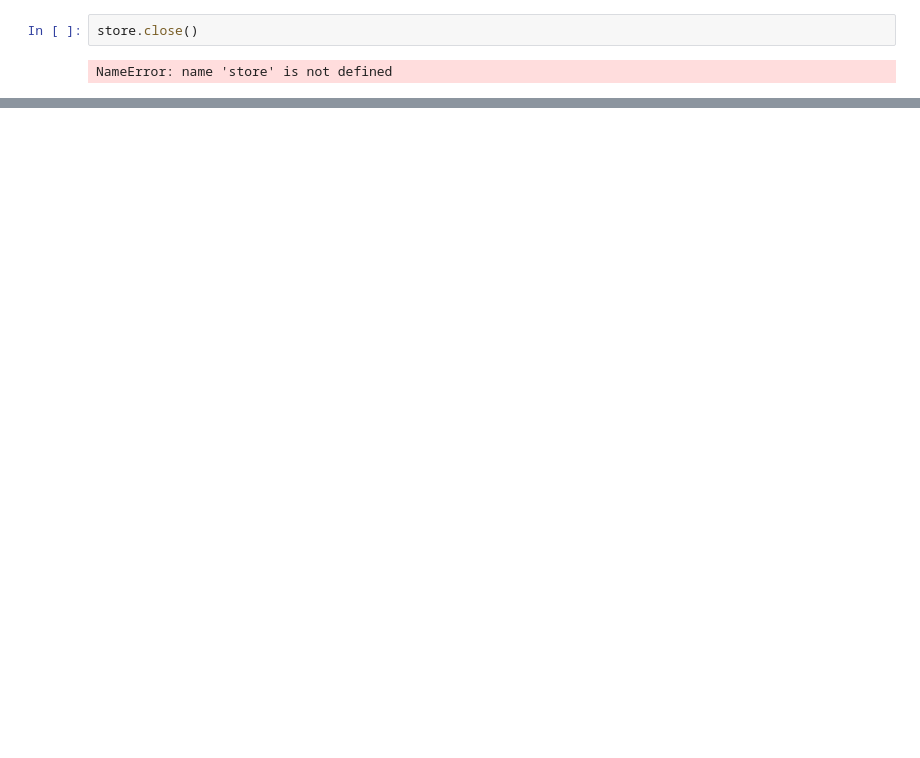
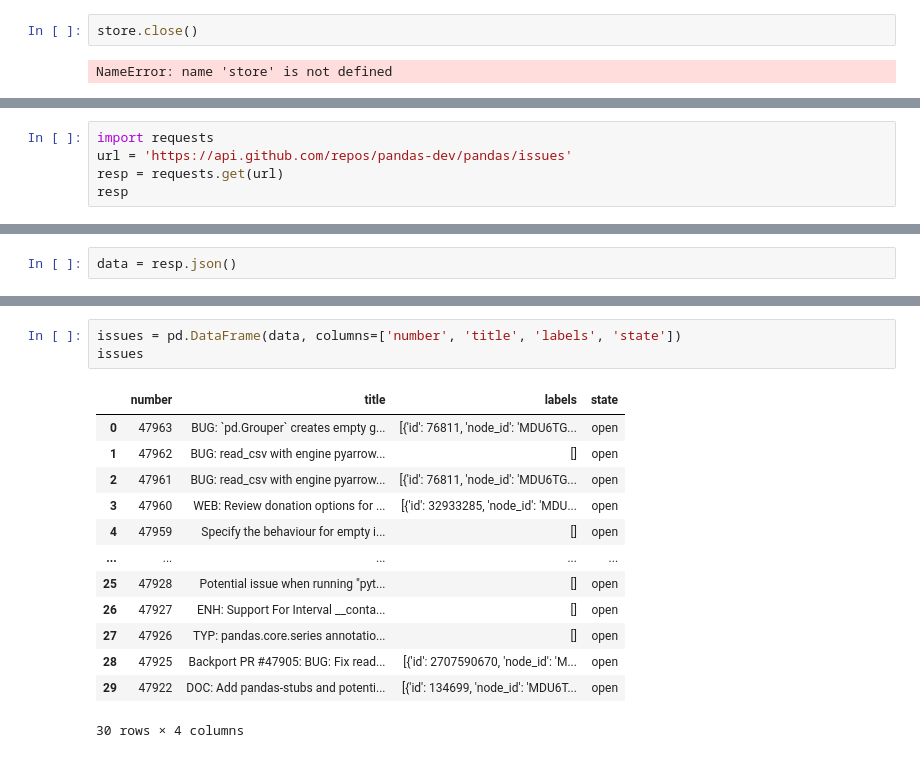
Before and after one commit to jjheffernan/WesWrangling, a Jupyter notebook: Chapter6WorkAlong.ipynb, the cells around one changed output, grey strips where cells are left out. Cells and saved outputs as stored; diff of their text form; blank space fills up the shorter version.

```diff
--- a/Chapter6WorkAlong.ipynb
+++ b/Chapter6WorkAlong.ipynb
@@ -700,0 +777,5 @@ frame.to_hdf('mydata.h5', 'obj3', where=['index < 5'])
+# %%
+import requests
+url = 'https://api.github.com/repos/pandas-dev/pandas/issues'
+resp = requests.get(url)
+resp
@@ -700,0 +784,2 @@ frame.to_hdf('mydata.h5', 'obj3', where=['index < 5'])
+# %%
+data = resp.json()
@@ -700,0 +793,17 @@ frame.to_hdf('mydata.h5', 'obj3', where=['index < 5'])
+# %%
+issues = pd.DataFrame(data, columns=['number', 'title', 'labels', 'state'])
+issues
+# %% [output]
+|  | number | title | labels | state |
+| 0 | 47963 | BUG: `pd.Grouper` creates empty g... | [{'id': 76811, 'node_id': 'MDU6TG... | open |
+| 1 | 47962 | BUG: read_csv with engine pyarrow... | [] | open |
+| 2 | 47961 | BUG: read_csv with engine pyarrow... | [{'id': 76811, 'node_id': 'MDU6TG... | open |
+| 3 | 47960 | WEB: Review donation options for ... | [{'id': 32933285, 'node_id': 'MDU... | open |
+| 4 | 47959 | Specify the behaviour for empty i... | [] | open |
+| ... | ... | ... | ... | ... |
+| 25 | 47928 | Potential issue when running "pyt... | [] | open |
+| 26 | 47927 | ENH: Support For Interval __conta... | [] | open |
+| 27 | 47926 | TYP: pandas.core.series annotatio... | [] | open |
+| 28 | 47925 | Backport PR #47905: BUG: Fix read... | [{'id': 2707590670, 'node_id': 'M... | open |
+| 29 | 47922 | DOC: Add pandas-stubs and potenti... | [{'id': 134699, 'node_id': 'MDU6T... | open |
+30 rows × 4 columns
```
Also changed, not shown: parts of 42 cells of this notebook.
